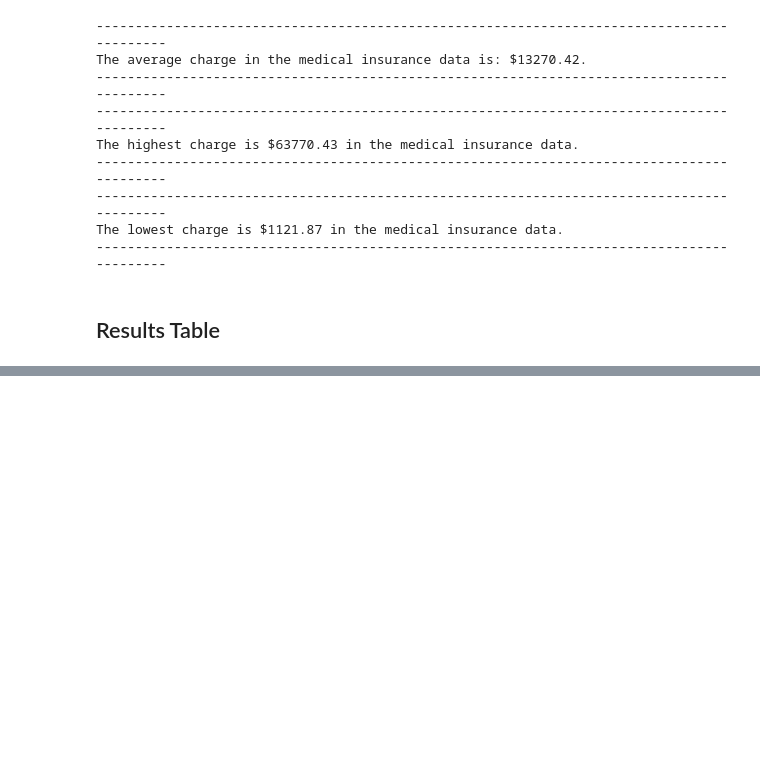
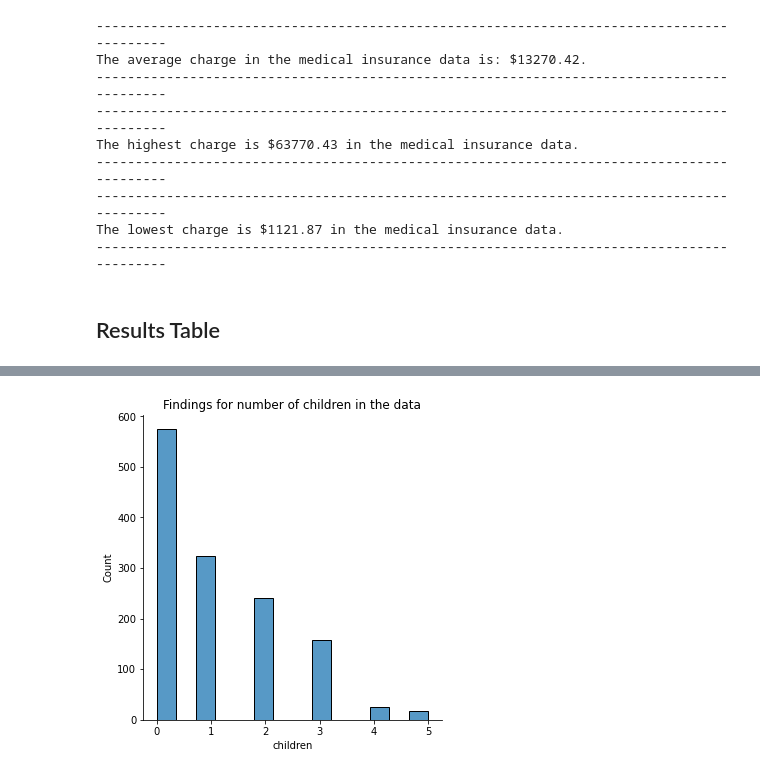
Before and after one commit to antonybest/Medical-insurance-dataset-jupyter, a Jupyter notebook: us-medical-insurance-costs.ipynb, the cells around one changed output, grey strips where cells are left out. Cells and saved outputs as stored; diff of their text form; code cells hidden in the pictures; blank space fills up the shorter version.

```diff
--- a/us-medical-insurance-costs.ipynb
+++ b/us-medical-insurance-costs.ipynb
@@ -329,0 +358,8 @@ print(df)
+# %%
+children = df["children"]
+sns.displot(children)
+plt.title("Findings for number of children in the data")
+plt.show()
+plt.close()
+# %% [output]
+[figure, added]
```
Also changed, not shown: parts of 14 cells of this notebook.
